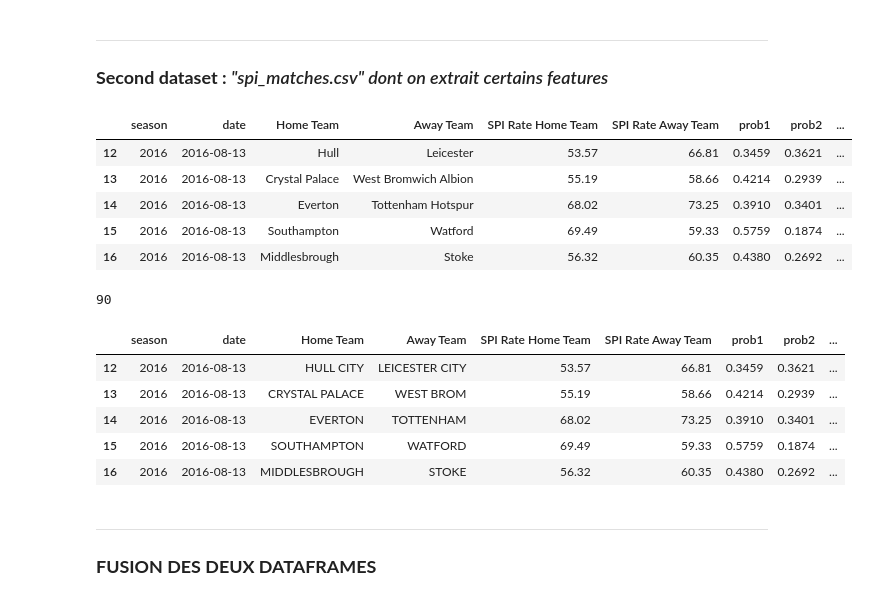
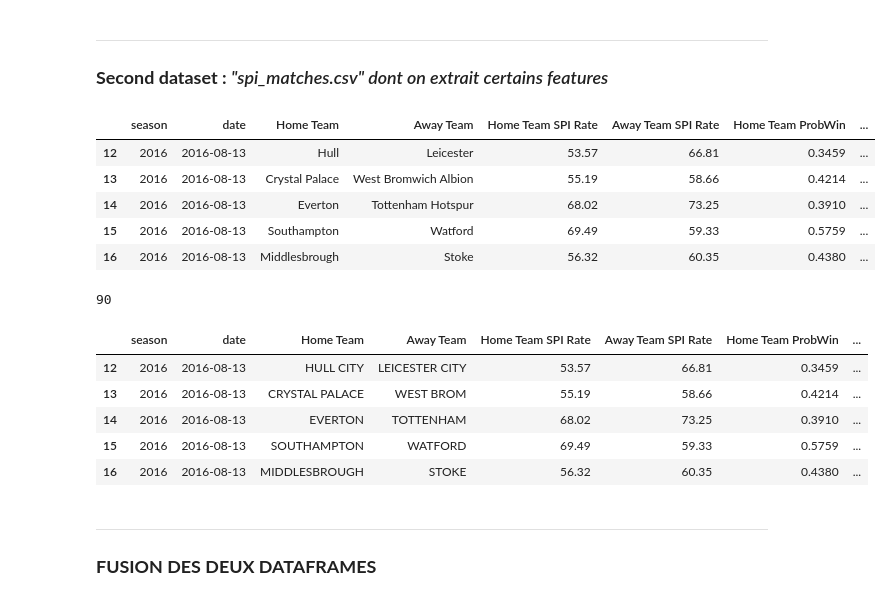
Before and after one commit to SamSamV/Predictions_Match_Outcome, a Jupyter notebook: preproc.ipynb, the cells around one changed output. Cells and saved outputs as stored; diff of their text form; code cells hidden in the pictures.

```diff
--- a/preproc.ipynb
+++ b/preproc.ipynb
@@ -41,30 +42,34 @@ df1.head()
 # %%
 df2 = pd.read_csv('SPI_dataset/spi_matches.csv', sep=';')
 
 df2.dropna()
 
 ligues = ['Barclays Premier League']
 df2 = df2[df2['league'].isin(ligues)] # que la Premier League
 
 df2 = df2[df2['season'].isin([2016, 2017, 2018, 2019, 2020])] #on se retreint à ces années
 df2 = df2.rename(columns={'team1': 'Home Team', 'team2': 'Away Team', # on renomme les features comme df
                           'score1': 'Home Team Goals Scored', 'score2': 'Away Team Goals Scored',
-                          'xg1': 'xG Home Team', 'xg2': 'xG Away Team',
-                          'nsxg1': 'NSxG Home Team', 'nsxg2': 'NSxG Away Team',
-                          'spi1': 'SPI Rate Home Team', 'spi2': 'SPI Rate Away Team',
+                          'xg1': 'Home Team xG', 'xg2': 'Away Team xG',
+                          'nsxg1': 'Home Team NSxG', 'nsxg2': 'Away Team NSxG',
+                          'spi1': 'Home Team SPI Rate', 'spi2': 'Away Team SPI Rate',
+                          'prob1': 'Home Team ProbWin', 'prob2': 'Away Team ProbWin',
+                          'proj_score1': 'Home Team ProjScore', 'proj_score2': 'Away Team ProjScore',
+                          'adj_score1': 'Home Team AdjScore', 'adj_score2': 'Away Team AdjScore',
+                          'importance1': 'Home Team Importance', 'importance2': 'Away Team Importance',
                           })
 
 df2 = df2.drop(['league_id', 'league'], axis = 1)
 
 
 df2.head()
 # %% [output]
-|  | season | date | Home Team | Away Team | SPI Rate Home Team | SPI Rate Away Team | prob1 | prob2 | ... |
-| 12 | 2016 | 2016-08-13 | Hull | Leicester | 53.57 | 66.81 | 0.3459 | 0.3621 | ... |
-| 13 | 2016 | 2016-08-13 | Crystal Palace | West Bromwich Albion | 55.19 | 58.66 | 0.4214 | 0.2939 | ... |
-| 14 | 2016 | 2016-08-13 | Everton | Tottenham Hotspur | 68.02 | 73.25 | 0.3910 | 0.3401 | ... |
-| 15 | 2016 | 2016-08-13 | Southampton | Watford | 69.49 | 59.33 | 0.5759 | 0.1874 | ... |
-| 16 | 2016 | 2016-08-13 | Middlesbrough | Stoke | 56.32 | 60.35 | 0.4380 | 0.2692 | ... |
+|  | season | date | Home Team | Away Team | Home Team SPI Rate | Away Team SPI Rate | Home Team ProbWin | ... |
+| 12 | 2016 | 2016-08-13 | Hull | Leicester | 53.57 | 66.81 | 0.3459 | ... |
+| 13 | 2016 | 2016-08-13 | Crystal Palace | West Bromwich Albion | 55.19 | 58.66 | 0.4214 | ... |
+| 14 | 2016 | 2016-08-13 | Everton | Tottenham Hotspur | 68.02 | 73.25 | 0.3910 | ... |
+| 15 | 2016 | 2016-08-13 | Southampton | Watford | 69.49 | 59.33 | 0.5759 | ... |
+| 16 | 2016 | 2016-08-13 | Middlesbrough | Stoke | 56.32 | 60.35 | 0.4380 | ... |
 # %%
 data_set_1 = df1["Away Team"].unique() #liste des équipes de df1 sans doublons
 data_set_2 = df2["Away Team"].unique() #liste des équipes de df2 sans doublons
@@ -89,12 +94,12 @@ df2['Home Team'] = df2['Home Team'].replace(team_names) #remplace nom dataset2 p
 df2['Away Team'] = df2['Away Team'].replace(team_names)
 df2.head()
 # %% [output]
-|  | season | date | Home Team | Away Team | SPI Rate Home Team | SPI Rate Away Team | prob1 | prob2 | ... |
-| 12 | 2016 | 2016-08-13 | HULL CITY | LEICESTER CITY | 53.57 | 66.81 | 0.3459 | 0.3621 | ... |
-| 13 | 2016 | 2016-08-13 | CRYSTAL PALACE | WEST BROM | 55.19 | 58.66 | 0.4214 | 0.2939 | ... |
-| 14 | 2016 | 2016-08-13 | EVERTON | TOTTENHAM | 68.02 | 73.25 | 0.3910 | 0.3401 | ... |
-| 15 | 2016 | 2016-08-13 | SOUTHAMPTON | WATFORD | 69.49 | 59.33 | 0.5759 | 0.1874 | ... |
-| 16 | 2016 | 2016-08-13 | MIDDLESBROUGH | STOKE | 56.32 | 60.35 | 0.4380 | 0.2692 | ... |
+|  | season | date | Home Team | Away Team | Home Team SPI Rate | Away Team SPI Rate | Home Team ProbWin | ... |
+| 12 | 2016 | 2016-08-13 | HULL CITY | LEICESTER CITY | 53.57 | 66.81 | 0.3459 | ... |
+| 13 | 2016 | 2016-08-13 | CRYSTAL PALACE | WEST BROM | 55.19 | 58.66 | 0.4214 | ... |
+| 14 | 2016 | 2016-08-13 | EVERTON | TOTTENHAM | 68.02 | 73.25 | 0.3910 | ... |
+| 15 | 2016 | 2016-08-13 | SOUTHAMPTON | WATFORD | 69.49 | 59.33 | 0.5759 | ... |
+| 16 | 2016 | 2016-08-13 | MIDDLESBROUGH | STOKE | 56.32 | 60.35 | 0.4380 | ... |
 # %% [markdown]
 ***
 ### **FUSION DES DEUX DATAFRAMES** ###
```
Also changed, not shown: parts of 8 cells of this notebook, 3 other files.
